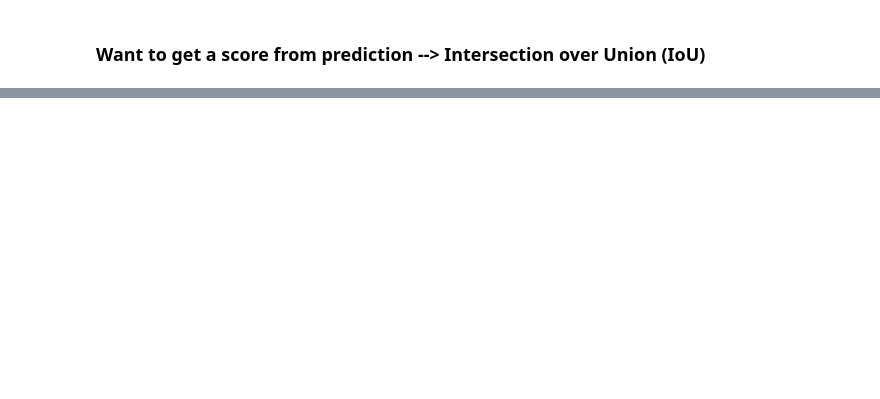
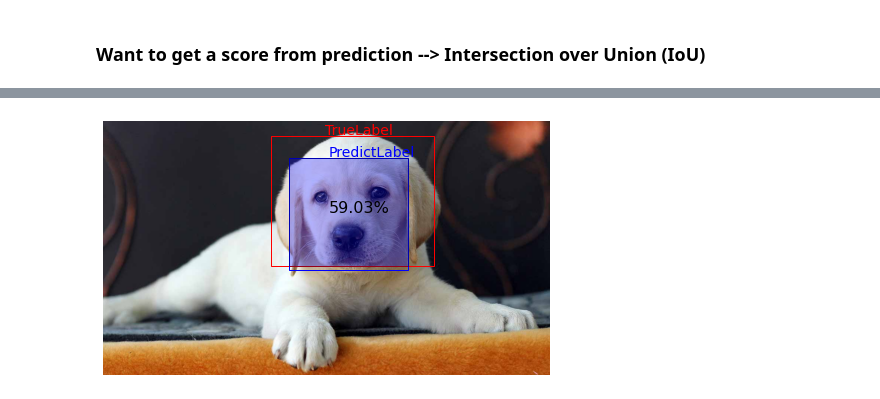
Before and after one commit to NickyAlan/pytorch_22, a Jupyter notebook: objecct detection/IoU.ipynb, the cells around one changed output, grey strips where cells are left out. Saved outputs shown, nothing was run; the diff lists cells and outputs as text; code cells hidden in the pictures; blank space fills up the shorter version.

```diff
--- a/objecct detection/IoU.ipynb
+++ b/objecct detection/IoU.ipynb
@@ -66,0 +89,7 @@ plt.text(0,0,f'IoU = {iouScore*100:.2f}%', fontsize=12);
+# %%
+plt.figure(figsize=(8,8))
+plot_rectangle(image, true_label, label='TrueLabel', color='r')
+plot_rectangle(image, predict_label, label='PredictLabel', color='b')
+plot_rectangle(image, intersectPoint, facecolor='b', iouScore=iouScore)
+# %% [output]
+[figure, added]
```
Also changed, not shown: parts of 10 cells of this notebook, 2 other files.
